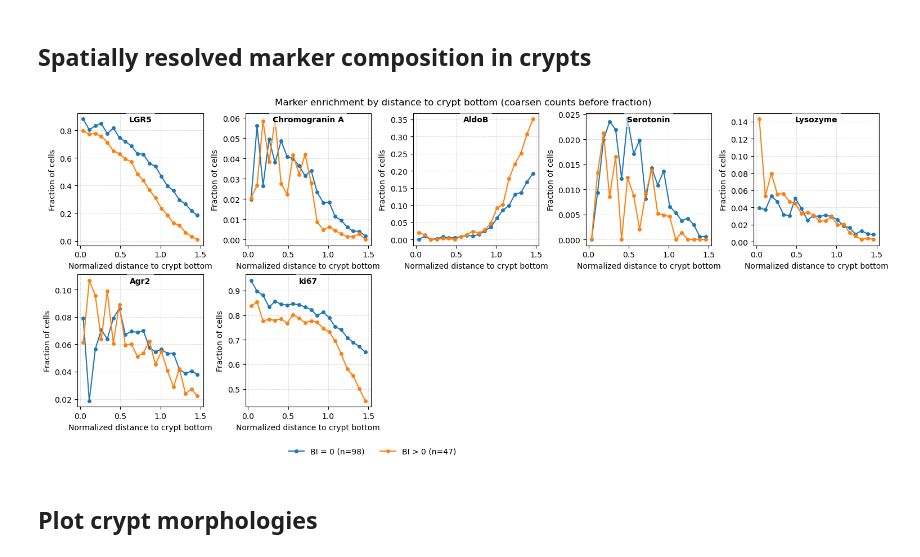
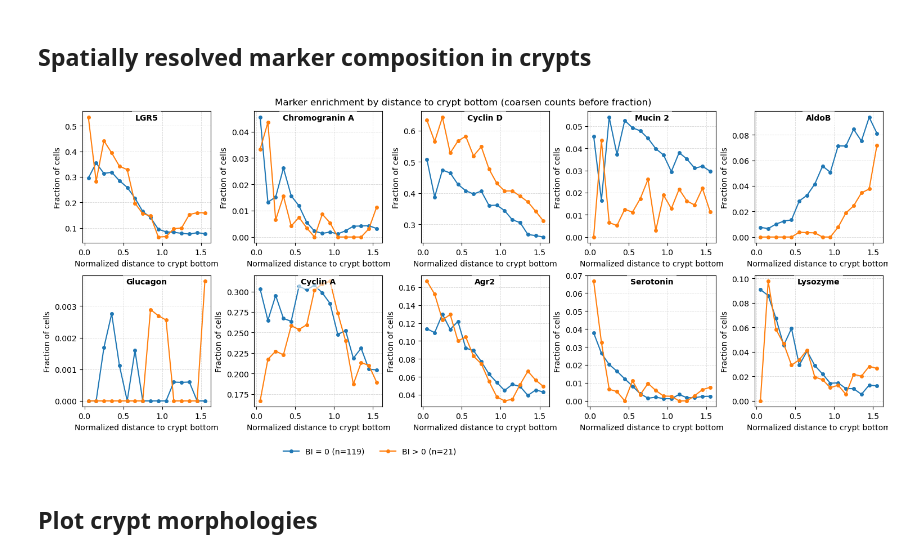
Before and after one commit to fskovbo/SphericalHarmonics, a Jupyter notebook: analyse_crypts_graph.ipynb, the cells around one changed output. Saved outputs shown, nothing was run; the diff lists cells and outputs as text; code cells hidden in the pictures.

```diff
--- a/analyse_crypts_graph.ipynb
+++ b/analyse_crypts_graph.ipynb
@@ -146,10 +146,10 @@ BLACKLIST = { # Organoids with interior nodes
 }
 
 
-# marker_names = ['LGR5', 'Chromogranin A', 'Cyclin D', 'Mucin 2', 'AldoB',
-#                 'Glucagon', 'Cyclin A', 'Agr2', 'Serotonin', 'Lysozyme']
+marker_names = ['LGR5', 'Chromogranin A', 'Cyclin D', 'Mucin 2', 'AldoB',
+                'Glucagon', 'Cyclin A', 'Agr2', 'Serotonin', 'Lysozyme']
 
-marker_names = ['LGR5', 'Chromogranin A', 'AldoB', 'Serotonin', 'Lysozyme', 'Agr2', 'ki67']
+# marker_names = ['LGR5', 'Chromogranin A', 'AldoB', 'Serotonin', 'Lysozyme', 'Agr2', 'ki67']
 
 
 # -----------------------------------------
@@ -160,7 +160,7 @@ marker_names = ['LGR5', 'Chromogranin A', 'AldoB', 'Serotonin', 'Lysozyme', 'Agr
 # print(f"Loaded {len(complexity_dict)} complexity scores")
 
 # Base directory for preprocessed data
-preproc_base = os.path.join('..', 'NicoleData', 'graphs_new')
+preproc_base = os.path.join('..', 'NicoleData', 'graphs')
 
 # --- Discover available timepoints dynamically ---
 timepoints = sorted(
@@ -169,7 +169,7 @@ timepoints = sorted(
 print(f"Found {len(timepoints)} timepoints: {timepoints}")
 
 # timepoints = timepoints[3:] # KEEP ONLY FROM day3p5 ONWARDS
-# timepoints = [timepoints[6]] # KEEP ONLY day4p5
+timepoints = [timepoints[3]] # KEEP ONLY day4p5
 # timepoints = timepoints[4:] # KEEP ONLY FROM day4 ONWARDS
 
 
@@ -619,15 +619,15 @@ def get_markers_from_graph(G):
 # Ensemble crypt analysis loop
 # ============================================================
 
-# CELLS_CSV = "../NicoleData/features_csv/features/cell_types_class.csv"   # <-- adjust
+CELLS_CSV = "../NicoleData/features_csv/features/cell_types_class.csv"   # <-- adjust
 
-CELLS_CSV = "../NicoleData/20251201/cell_features_class.csv"   # <-- adjust
+# CELLS_CSV = "../NicoleData/20251201/cell_features_class.csv"   # <-- adjust
 cells_df = pd.read_csv(CELLS_CSV)
 
 
 
 # ---- analysis configuration (match single-organoid notebook) ----
-S = 1.5
+S = 1.6
 n_bins = 80
 bin_edges   = np.linspace(0.0, S, n_bins + 1)
 bin_centers = 0.5 * (bin_edges[:-1] + bin_edges[1:])
@@ -799,7 +799,7 @@ for tp_idx, tp in enumerate(timepoints):  # loop over timepoints
             s_star = adjust_cryptlength_by_circumference(
                 s=bin_centers,
                 C=CC0,
-                search_interval=(0.75, 1.25),
+                search_interval=(0.75, 1.5),
                 window_length=9,
                 polyorder=3,
                 min_prominence=0.05,
@@ -820,13 +820,13 @@ for tp_idx, tp in enumerate(timepoints):  # loop over timepoints
             keep = filter_crypt_by_markers(
                 G=G,
                 crypt_cells=crypt_cells,
-                pos_markers=[0, 6],
-                neg_markers=None, # AldoB
+                pos_markers=[2, 6],
+                neg_markers=[4], # AldoB
                 pos_min_cells=3,
                 neg_min_cells=2,
                 roi_frac=0.3,
                 dist_bottom=dnorm_cellcenters_adj,
-                require_all_pos=True,
+                require_all_pos=False,
             )
 
             if not keep:
@@ -1611,7 +1701,7 @@ def coarsen_bins(bin_centers, counts, k):
 # ============================================================
 # USER CONFIG
 # ============================================================
-k = 4  # coarsening factor
+k = 5  # coarsening factor
 
 bi_groups = [
     ("BI = 0",        dict(BI_eq=0.0)),
@@ -1713,34 +1803,34 @@ for mi in range(M):
     ax.text(
         0.5, 0.98,
         marker_names[mi],
         transform=ax.transAxes,
         ha="center", va="top",
         fontweight="bold", fontsize=10,
         bbox=dict(facecolor="white", edgecolor="none", alpha=0.6),
     )
     ax.grid(True, linestyle="--", linewidth=0.6, alpha=0.5)
     ax.set_xlabel("Normalized distance to crypt bottom")
     ax.set_ylabel("Fraction of cells")
 
 # Hide unused subplots
 for idx in range(M, n_rows * n_cols):
     rr, cc = divmod(idx, n_cols)
     axes[rr, cc].axis("off")
 
 # Legend (use first subplot)
 handles, labels = axes.flat[0].get_legend_handles_labels()
 fig.legend(
     handles, labels,
     loc="upper right",
     ncol=min(G, 4),
     bbox_to_anchor=(0.5, -0.02),
     frameon=False,
 )
 
 plt.suptitle("Marker enrichment by distance to crypt bottom (coarsen counts before fraction)")
 plt.show()
 # %% [output]
-[figure, old version]
+[figure, new version]
 # %% [markdown]
 ## Plot crypt morphologies
 # %%
```
Also changed, not shown: parts of 13 cells of this notebook, 4 other files.
